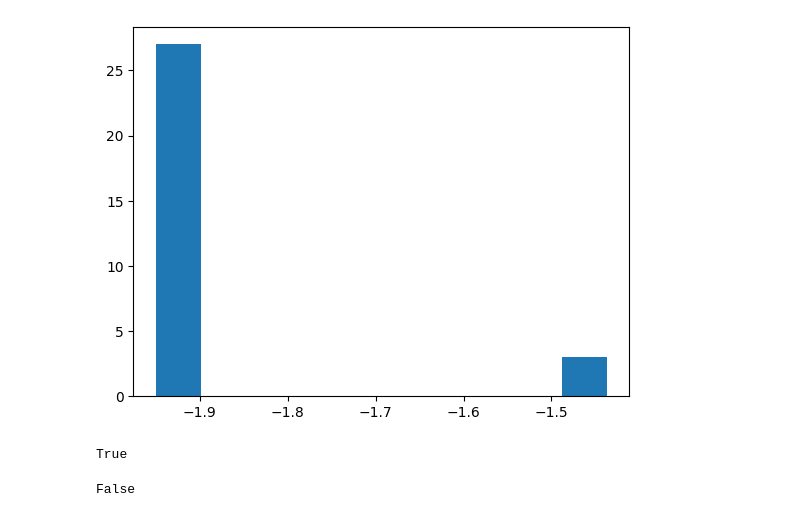
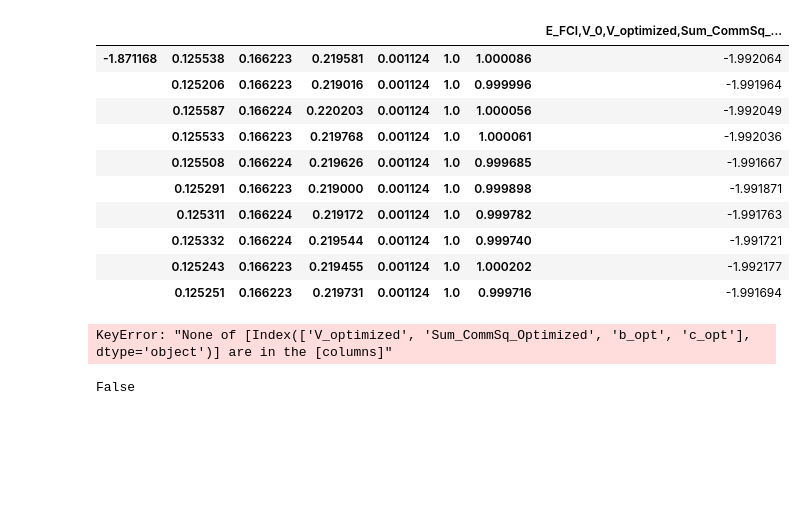
Before and after one commit to aleksey-uvarov/quasisymmetry, a Jupyter notebook: notebooks and examples/convergence comparison.ipynb, the cells around one changed output. Cells and saved outputs as stored; diff of their text form; code cells hidden in the pictures; blank space fills up the shorter version.

```diff
--- a/notebooks and examples/convergence comparison.ipynb
+++ b/notebooks and examples/convergence comparison.ipynb
@@ -6,9 +6,9 @@ import networkx as nx
 from itertools import combinations
 # %%
 variance_opt_data = pd.read_csv(
-    "../outputs/H4_linear_d2.0670_x0_h4_linear_2.067_perturb_all_0.txt_var_opt_data.txt",
+    "../outputs/H4_linear_d2.5560_x0_h4_linear_2.067_perturb_all_-3.txt_var_opt_data.txt",
 delimiter=" ")
 
 commutator_opt_data = pd.read_csv(
-    "../outputs/H4_linear_d2.0670_x0_h4_linear_2.067_perturb_all_0.txt_comm_opt_data.txt",
+    "../outputs/H4_linear_d2.5560_x0_h4_linear_2.067_perturb_all_-3.txt_comm_opt_data.txt",
 delimiter=" ")
@@ -20,15 +15,24 @@ plt.show()
-# %%
-plt.hist(variance_opt_data["c_opt"])
-plt.show()
-# %% [output]
-[figure, removed]
+# %%
+commutator_opt_data
+# %% [output]
+|  |  |  |  |  |  |  | E_FCI,V_0,V_optimized,Sum_CommSq_... |
+| -1.871168 | 0.125538 | 0.166223 | 0.219581 | 0.001124 | 1.0 | 1.000086 | -1.992064 |
+|  | 0.125206 | 0.166223 | 0.219016 | 0.001124 | 1.0 | 0.999996 | -1.991964 |
+|  | 0.125587 | 0.166224 | 0.220203 | 0.001124 | 1.0 | 1.000056 | -1.992049 |
+|  | 0.125533 | 0.166223 | 0.219768 | 0.001124 | 1.0 | 1.000061 | -1.992036 |
+|  | 0.125508 | 0.166224 | 0.219626 | 0.001124 | 1.0 | 0.999685 | -1.991667 |
+|  | 0.125291 | 0.166223 | 0.219000 | 0.001124 | 1.0 | 0.999898 | -1.991871 |
+|  | 0.125311 | 0.166224 | 0.219172 | 0.001124 | 1.0 | 0.999782 | -1.991763 |
+|  | 0.125332 | 0.166224 | 0.219544 | 0.001124 | 1.0 | 0.999740 | -1.991721 |
+|  | 0.125243 | 0.166223 | 0.219455 | 0.001124 | 1.0 | 1.000202 | -1.992177 |
+|  | 0.125251 | 0.166223 | 0.219731 | 0.001124 | 1.0 | 0.999716 | -1.991694 |
 # %%
 optimized_value_indices = ["V_optimized", "Sum_CommSq_Optimized", "b_opt", "c_opt"]
 # %%
 np.all(np.isclose(commutator_opt_data[optimized_value_indices].iloc[0],
            commutator_opt_data[optimized_value_indices].iloc[2], atol=1e-3))
 # %% [output]
-True
+KeyError: "None of [Index(['V_optimized', 'Sum_CommSq_Optimized', 'b_opt', 'c_opt'], dtype='object')] are in the [columns]"
 # %%
 def same_minimum(i, j, df, tol=1e-3) -> bool:
     return np.all(np.isclose(df[optimized_value_indices].iloc[i],
```
Also changed, not shown: parts of 1 cell of this notebook, 8 other files.
